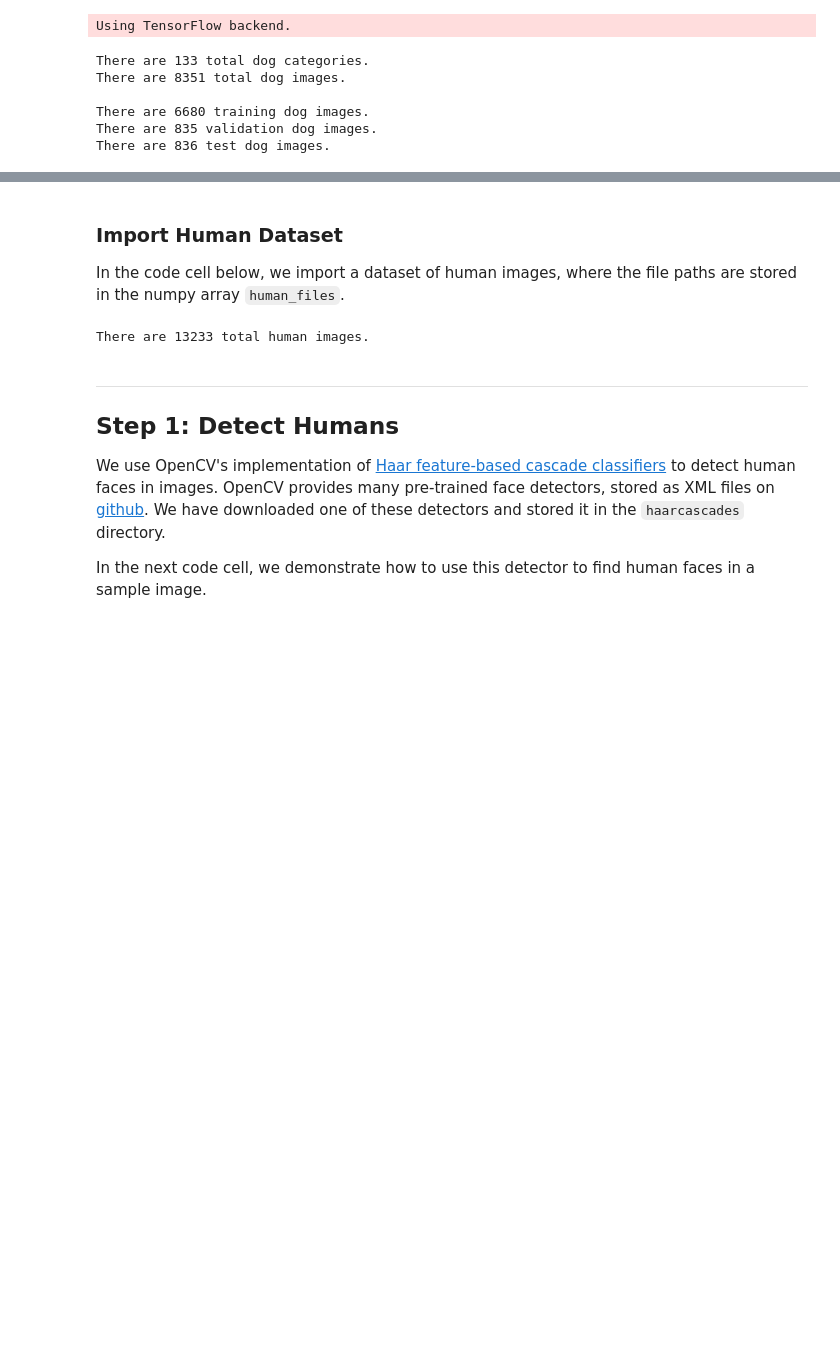
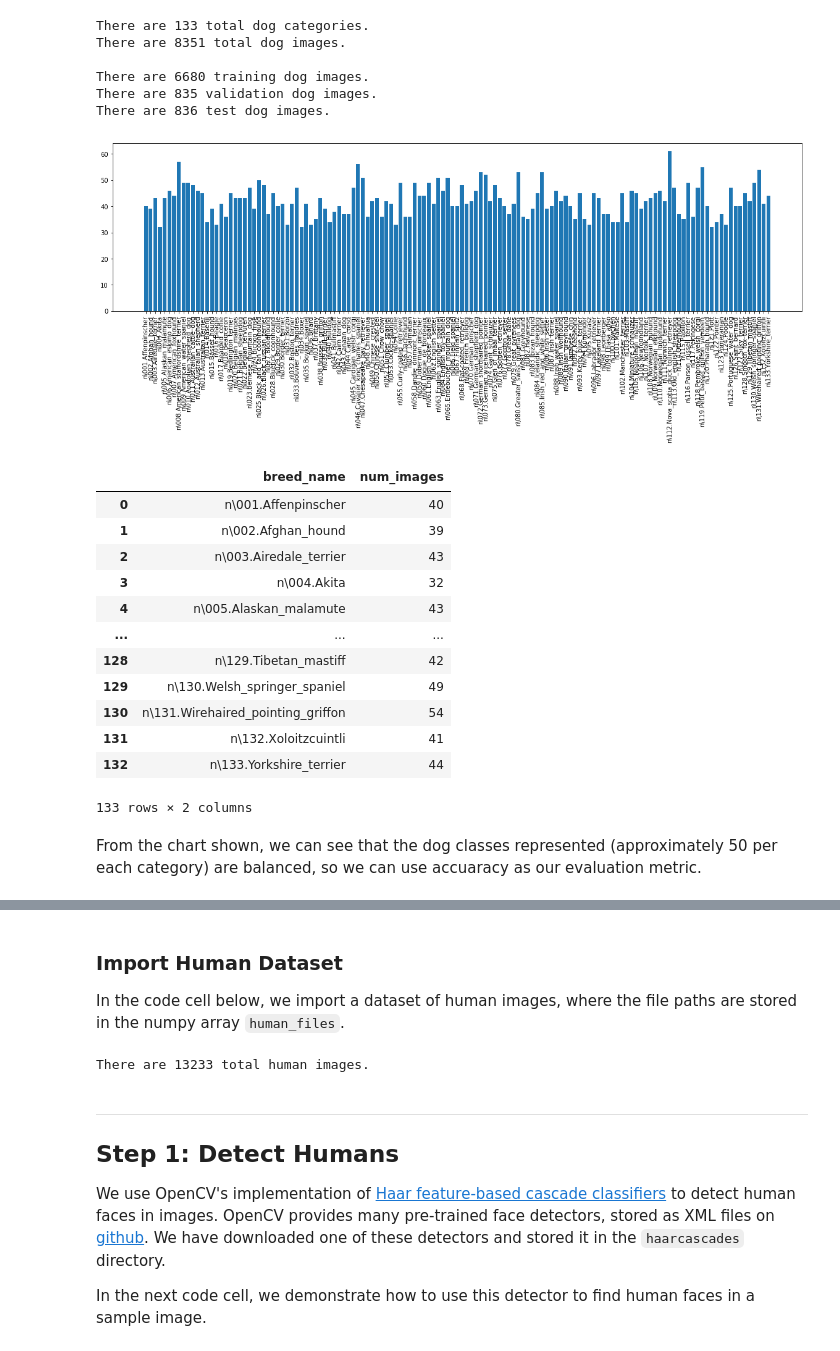
Before and after one commit to MFuchs1989/DSND-Dog-Breed-Classifier, a Jupyter notebook: dog_app.ipynb, the cells around one changed output, grey strips where cells are left out. Saved outputs shown, nothing was run; the diff lists cells and outputs as text; code cells hidden in the pictures; blank space fills up the shorter version.

```diff
--- a/dog_app.ipynb
+++ b/dog_app.ipynb
@@ -59,9 +70,4 @@ In the code cell below, we import a dataset of dog images.  We populate a few va
 # %%
-from sklearn.datasets import load_files
-from keras.utils import np_utils
-import numpy as np
-from glob import glob
-
 # define function to load train, test, and validation datasets
 def load_dataset(path):
     data = load_files(path)
@@ -70,12 +76,12 @@ def load_dataset(path):
     return dog_files, dog_targets
 
 # load train, test, and validation datasets
-train_files, train_targets = load_dataset('../../../data/dog_images/train')
-valid_files, valid_targets = load_dataset('../../../data/dog_images/valid')
-test_files, test_targets = load_dataset('../../../data/dog_images/test')
+train_files, train_targets = load_dataset('data/dog_images/train')
+valid_files, valid_targets = load_dataset('data/dog_images/valid')
+test_files, test_targets = load_dataset('data/dog_images/test')
 
 # load list of dog names
-dog_names = [item[20:-1] for item in sorted(glob("../../../data/dog_images/train/*/"))]
+dog_names = [item[20:-1] for item in sorted(glob("data/dog_images/train/*/"))]
 
 # print statistics about the dataset
 print('There are %d total dog categories.' % len(dog_names))
@@ -84,10 +90,44 @@ print('There are %d training dog images.' % len(train_files))
 print('There are %d validation dog images.' % len(valid_files))
 print('There are %d test dog images.'% len(test_files))
 # %% [output]
-Using TensorFlow backend.
+There are 133 total dog categories.
+There are 8351 total dog images.
+
+There are 6680 training dog images.
+There are 835 validation dog images.
+There are 836 test dog images.
-There are 133 total dog categories.
-There are 8351 total dog images.
-
-There are 6680 training dog images.
-There are 835 validation dog images.
-There are 836 test dog images.
+# %%
+def dog_class_graph(loc):
+    list_names = []
+    num_files = []
+    dog_db = pd.DataFrame()
+
+    for  folder in sorted(glob("data/dog_images/"+loc+"/*/")):
+        list_names.append(folder[20:-1])
+        num_files.append(len(folder))
+    dog_db['breed_name'] = list_names
+    dog_db['num_images'] = num_files
+    plt.figure(figsize=(20,5))
+    plt.xticks(rotation=90)
+    plt.bar(list_names,num_files)
+    plt.show()
+    return dog_db
+# %%
+dog_class_graph('train')
+# %% [output]
+[figure, added]
+|  | breed_name | num_images |
+| 0 | n\001.Affenpinscher | 40 |
+| 1 | n\002.Afghan_hound | 39 |
+| 2 | n\003.Airedale_terrier | 43 |
+| 3 | n\004.Akita | 32 |
+| 4 | n\005.Alaskan_malamute | 43 |
+| ... | ... | ... |
+| 128 | n\129.Tibetan_mastiff | 42 |
+| 129 | n\130.Welsh_springer_spaniel | 49 |
+| 130 | n\131.Wirehaired_pointing_griffon | 54 |
+| 131 | n\132.Xoloitzcuintli | 41 |
+| 132 | n\133.Yorkshire_terrier | 44 |
+133 rows × 2 columns
+# %% [markdown]
+From the chart shown, we can see that the dog classes represented (approximately 50 per each category) are balanced, so we can use accuaracy as our evaluation metric.
```
Also changed, not shown: parts of 65 cells of this notebook.
